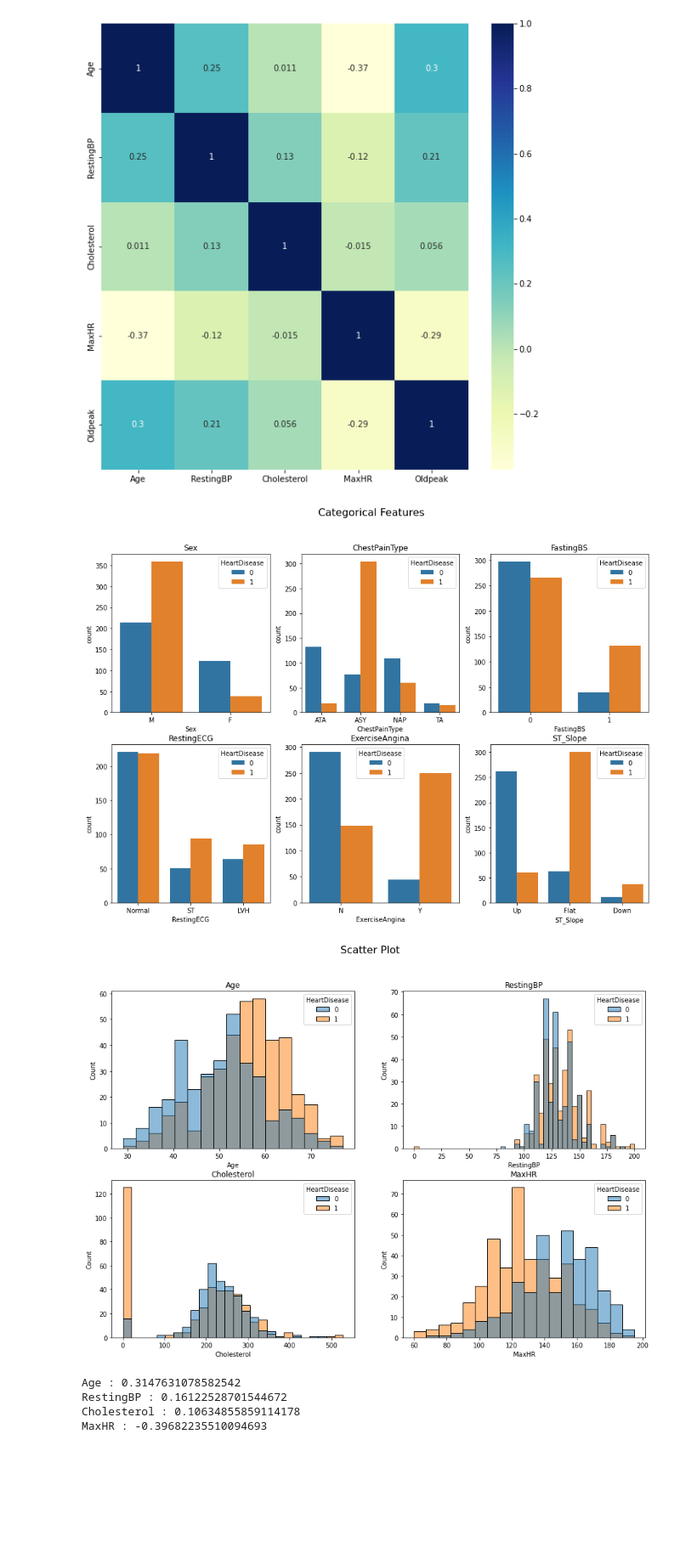
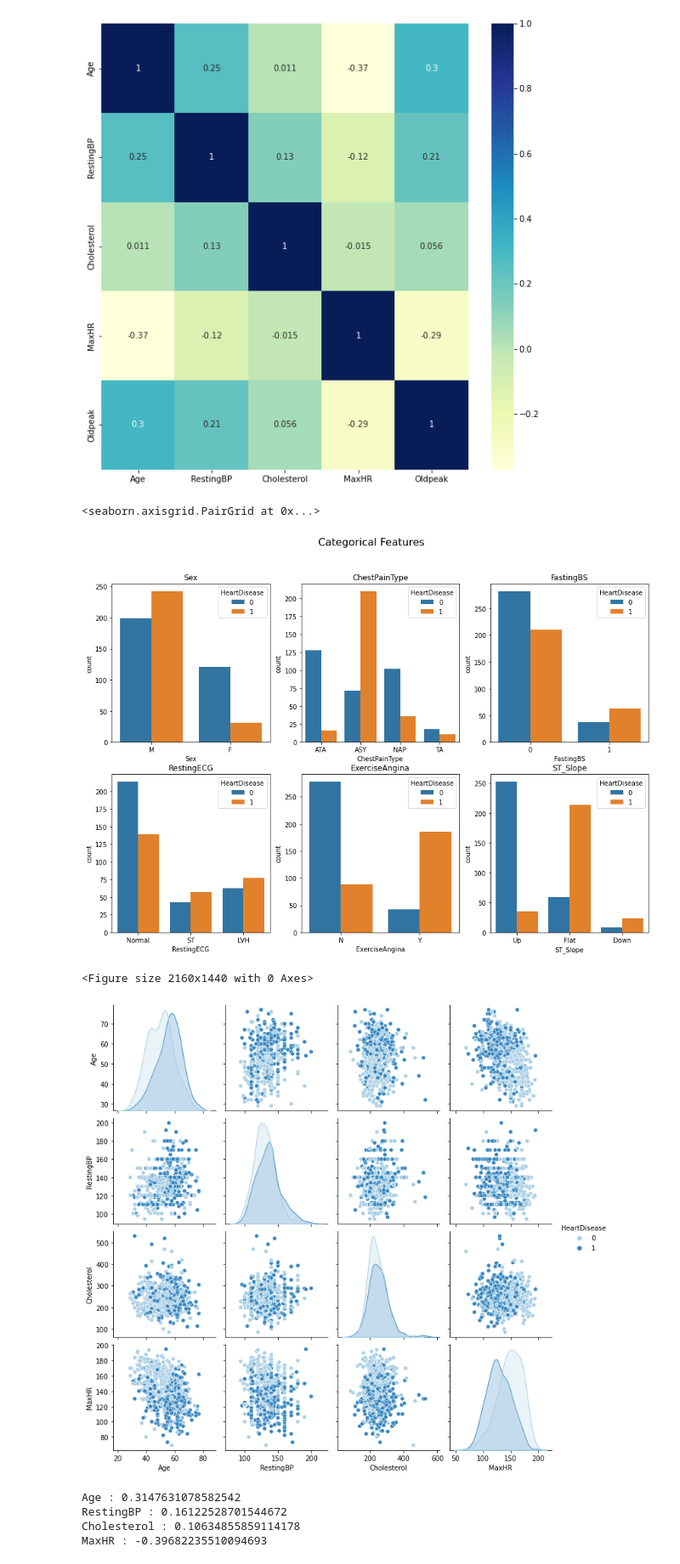
Before and after one commit to nmamie/ML4H_Project1, a Jupyter notebook: heart_failure/main.ipynb, the cells around one changed output. Shown: that part at 85% size. Drawn from its saved outputs; the diff is of its cells as text; code cells hidden in the pictures; blank space fills up the shorter version.

```diff
--- a/heart_failure/main.ipynb
+++ b/heart_failure/main.ipynb
@@ -142,27 +146,27 @@ sns.heatmap(df_preprocessed.corr(), annot=True, cmap="YlGnBu")
 [figure]
 # %%
 #Separating Categorical and Numerical Columns
-categorical = df.select_dtypes(include="object").columns.tolist()[:-1]
-numerical = df.select_dtypes(include="int64").columns.tolist()
+categorical = df_preprocessed.select_dtypes(include="object").columns.tolist()[:-1]
+numerical = df_preprocessed.select_dtypes(include="int64").columns.tolist()
 
 # Categorical Columns
 fig, axs = plt.subplots(2, math.ceil(len(categorical)/2), figsize=(15, 10))
 fig.suptitle('Categorical Features', fontsize=16)
 for i, col in enumerate(categorical):
     ax = axs.reshape(-1)[i]
     ax.set_title(col)
-    sns.countplot(x=col, data=df, ax=ax, hue="HeartDisease")
+    sns.countplot(x=col, data=df_preprocessed, ax=ax, hue="HeartDisease")
 
 # Histogram
-fig, axs = plt.subplots(2, math.ceil(len(numerical)/2), figsize=(15, 10))
-fig.suptitle('Scatter Plot', fontsize=16)
-for i, col in enumerate(numerical):
-    ax = axs.reshape(-1)[i]
-    ax.set_title(col)
-    sns.histplot(x=col, data=df, ax=ax, hue= "HeartDisease", multiple="layer")
+pairplot_vars = numerical.copy()
+pairplot_vars.append('HeartDisease')
+figure = plt.figure(figsize=(30,20))
+sns.pairplot(df_preprocessed[pairplot_vars], hue='HeartDisease', palette='Blues')
 # %% [output]
+<seaborn.axisgrid.PairGrid at 0x...>
-[figure, old version]
+[figure, new version]
+<Figure size 2160x1440 with 0 Axes>
-[figure, old version]
+[figure, new version]
 # %%
 # Correlations of feature and target
 y = df_preprocessed["HeartDisease"]
```
Also changed, not shown: parts of 9 cells of this notebook.
